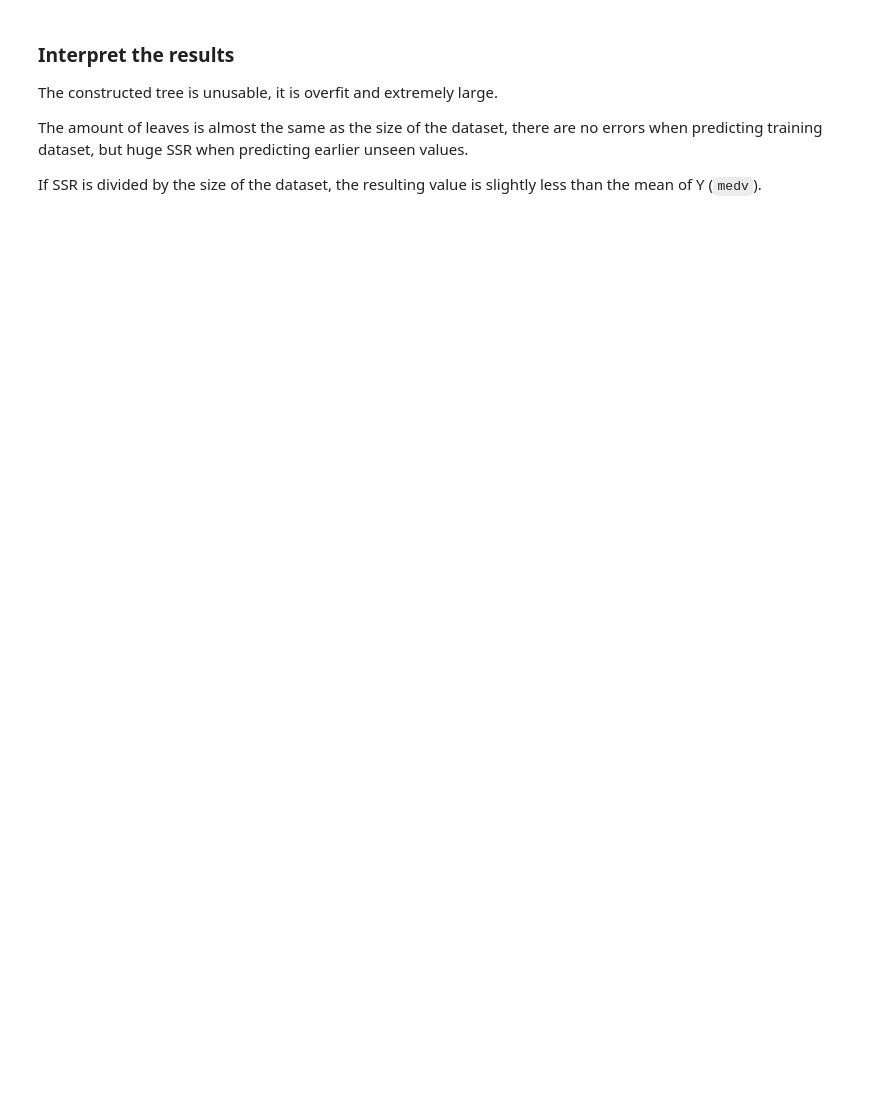
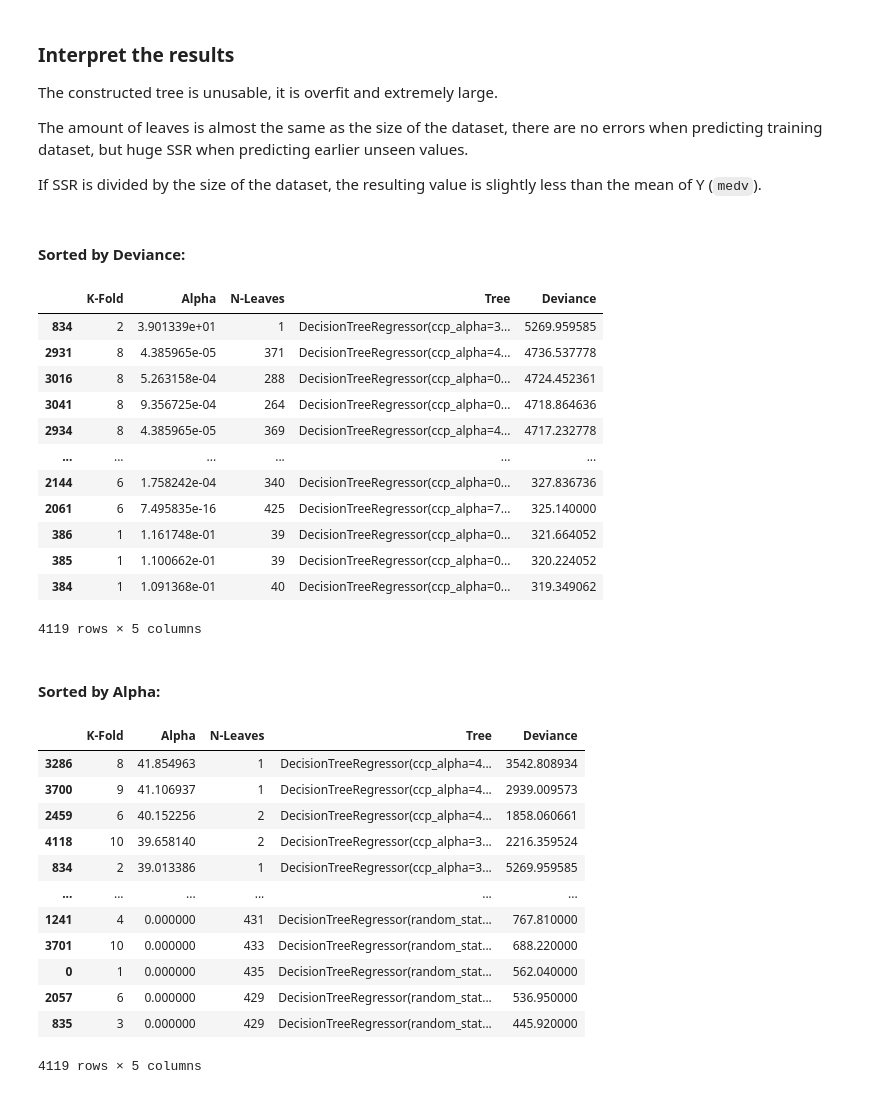
Before and after one commit to shevchenkobn/ml-practice, a Jupyter notebook: a6/a6.ipynb, the cells around one changed output. Saved outputs shown, nothing was run; the diff lists cells and outputs as text; code cells hidden in the pictures; blank space fills up the shorter version.

Commit message:
A6: Finish code for cross-validation of regressor.

```diff
--- a/a6/a6.ipynb
+++ b/a6/a6.ipynb
@@ -390,7 +390,7 @@ This tree model had more issues correctly classifying `High:Yes` category - 62 c
 The function `cv_tree()` performs cross-validation in order to determine the optimal level of tree complexity; cost complexity pruning is used in order to select a sequence of trees for consideration. We use the classification error rate to guide the cross-validation and pruning process.
 Prune the tree using cross validation.
 # %%
-def cv_tree(df, split_x_y, random_state, k, accuracy):
+def cv_tree(df, sklearn_tree_factory, k, split_x_y, calculate_metric, metric_name, random_state=None):
     """Performs minimal cost complexity tree post-pruning."""
     # Simple k-fold cross validation is used since no other requirements received.
     kf = KFold(n_splits=k, shuffle=True, random_state=random_state)
@@ -398,18 +398,18 @@ def cv_tree(df, split_x_y, random_state, k, accuracy):
         'K-Fold': pd.Series(dtype=int),
         'Alpha': pd.Series(dtype=float),
         'Tree': pd.Series(dtype=object),
-        'Accuracy': pd.Series(dtype=float),
+        metric_name: pd.Series(dtype=float),
     }, index=pd.Series(dtype=int))
-    for i, [train_index, test_index] in enumerate(kf.split(df)):
+    for i, (train_index, test_index) in enumerate(kf.split(df)):
         x_df, y_df = split_x_y(df.iloc[train_index])
         x_test_df, y_test_df = split_x_y(df.iloc[test_index])
-        clf = DecisionTreeClassifier(random_state=random_state)
+        clf = sklearn_tree_factory(random_state=random_state)
         path = clf.cost_complexity_pruning_path(x_df, y_df)
 
         for ccp_alpha in path.ccp_alphas:
-            clf = DecisionTreeClassifier(random_state=random_state, ccp_alpha=ccp_alpha)
+            clf = sklearn_tree_factory(random_state=random_state, ccp_alpha=ccp_alpha)
             clf.fit(x_df, y_df)
-            results.loc[len(results.index)] = [i + 1, ccp_alpha, clf, accuracy(y_test_df, clf.predict(x_test_df))]
+            results.loc[len(results.index)] = [i + 1, ccp_alpha, clf, calculate_metric(y_test_df, clf.predict(x_test_df))]
     return results
 # %%
 def classification_error_rate(y_actual, y_predicted):
@@ -666,3 +671,38 @@ The constructed tree is unusable, it is overfit and extremely large.
 The amount of leaves is almost the same as the size of the dataset, there are no errors when predicting training dataset, but huge SSR when predicting earlier unseen values.
 
 If SSR is divided by the size of the dataset, the resulting value is slightly less than the mean of Y (`medv`).
+# %%
+cv_results = cv_tree(boston_df, DecisionTreeRegressor, 10, split_boston_tree_x_y, lambda actual, predicted: calculate_ssr(actual, predicted)[0], 'Deviance', random_state)
+cv_results.insert(2, 'N-Leaves', cv_results['Tree'].apply(lambda clf: clf.get_n_leaves()).astype(int))
+# %%
+display(Markdown('#### Sorted by Deviance:'), cv_results.sort_values(['Deviance', 'Alpha', 'K-Fold'], axis=0, ascending=False))
+display(Markdown('#### Sorted by Alpha:'), cv_results.sort_values(['Alpha', 'Deviance', 'K-Fold'], axis=0, ascending=False))
+# %% [output]
+#### Sorted by Deviance:
+|  | K-Fold | Alpha | N-Leaves | Tree | Deviance |
+| 834 | 2 | 3.901339e+01 | 1 | DecisionTreeRegressor(ccp_alpha=3... | 5269.959585 |
+| 2931 | 8 | 4.385965e-05 | 371 | DecisionTreeRegressor(ccp_alpha=4... | 4736.537778 |
+| 3016 | 8 | 5.263158e-04 | 288 | DecisionTreeRegressor(ccp_alpha=0... | 4724.452361 |
+| 3041 | 8 | 9.356725e-04 | 264 | DecisionTreeRegressor(ccp_alpha=0... | 4718.864636 |
+| 2934 | 8 | 4.385965e-05 | 369 | DecisionTreeRegressor(ccp_alpha=4... | 4717.232778 |
+| ... | ... | ... | ... | ... | ... |
+| 2144 | 6 | 1.758242e-04 | 340 | DecisionTreeRegressor(ccp_alpha=0... | 327.836736 |
+| 2061 | 6 | 7.495835e-16 | 425 | DecisionTreeRegressor(ccp_alpha=7... | 325.140000 |
+| 386 | 1 | 1.161748e-01 | 39 | DecisionTreeRegressor(ccp_alpha=0... | 321.664052 |
+| 385 | 1 | 1.100662e-01 | 39 | DecisionTreeRegressor(ccp_alpha=0... | 320.224052 |
+| 384 | 1 | 1.091368e-01 | 40 | DecisionTreeRegressor(ccp_alpha=0... | 319.349062 |
+4119 rows × 5 columns
+#### Sorted by Alpha:
+|  | K-Fold | Alpha | N-Leaves | Tree | Deviance |
+| 3286 | 8 | 41.854963 | 1 | DecisionTreeRegressor(ccp_alpha=4... | 3542.808934 |
+| 3700 | 9 | 41.106937 | 1 | DecisionTreeRegressor(ccp_alpha=4... | 2939.009573 |
+| 2459 | 6 | 40.152256 | 2 | DecisionTreeRegressor(ccp_alpha=4... | 1858.060661 |
+| 4118 | 10 | 39.658140 | 2 | DecisionTreeRegressor(ccp_alpha=3... | 2216.359524 |
+| 834 | 2 | 39.013386 | 1 | DecisionTreeRegressor(ccp_alpha=3... | 5269.959585 |
+| ... | ... | ... | ... | ... | ... |
+| 1241 | 4 | 0.000000 | 431 | DecisionTreeRegressor(random_stat... | 767.810000 |
+| 3701 | 10 | 0.000000 | 433 | DecisionTreeRegressor(random_stat... | 688.220000 |
+| 0 | 1 | 0.000000 | 435 | DecisionTreeRegressor(random_stat... | 562.040000 |
+| 2057 | 6 | 0.000000 | 429 | DecisionTreeRegressor(random_stat... | 536.950000 |
+| 835 | 3 | 0.000000 | 429 | DecisionTreeRegressor(random_stat... | 445.920000 |
+4119 rows × 5 columns
```
Also changed, not shown: parts of 9 cells of this notebook.
